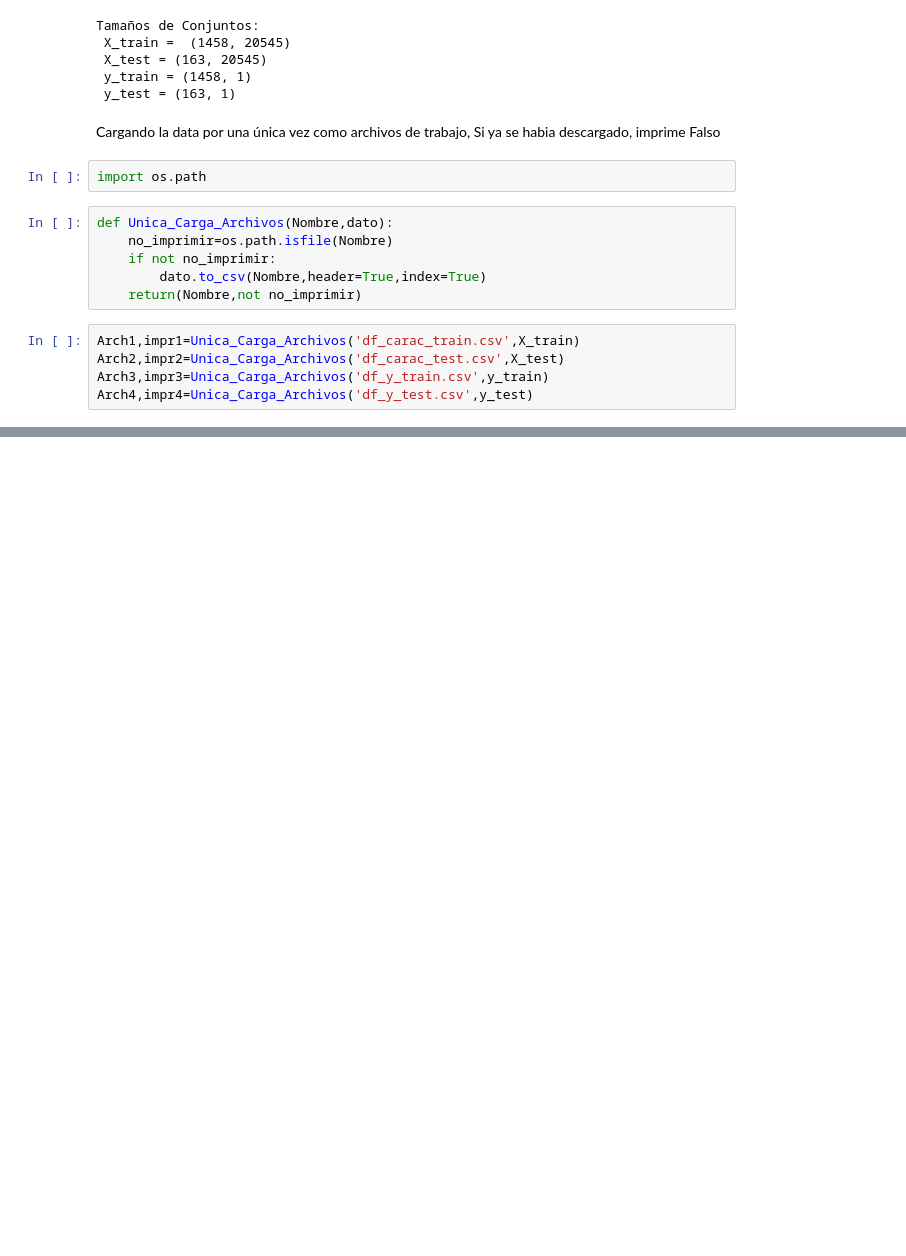
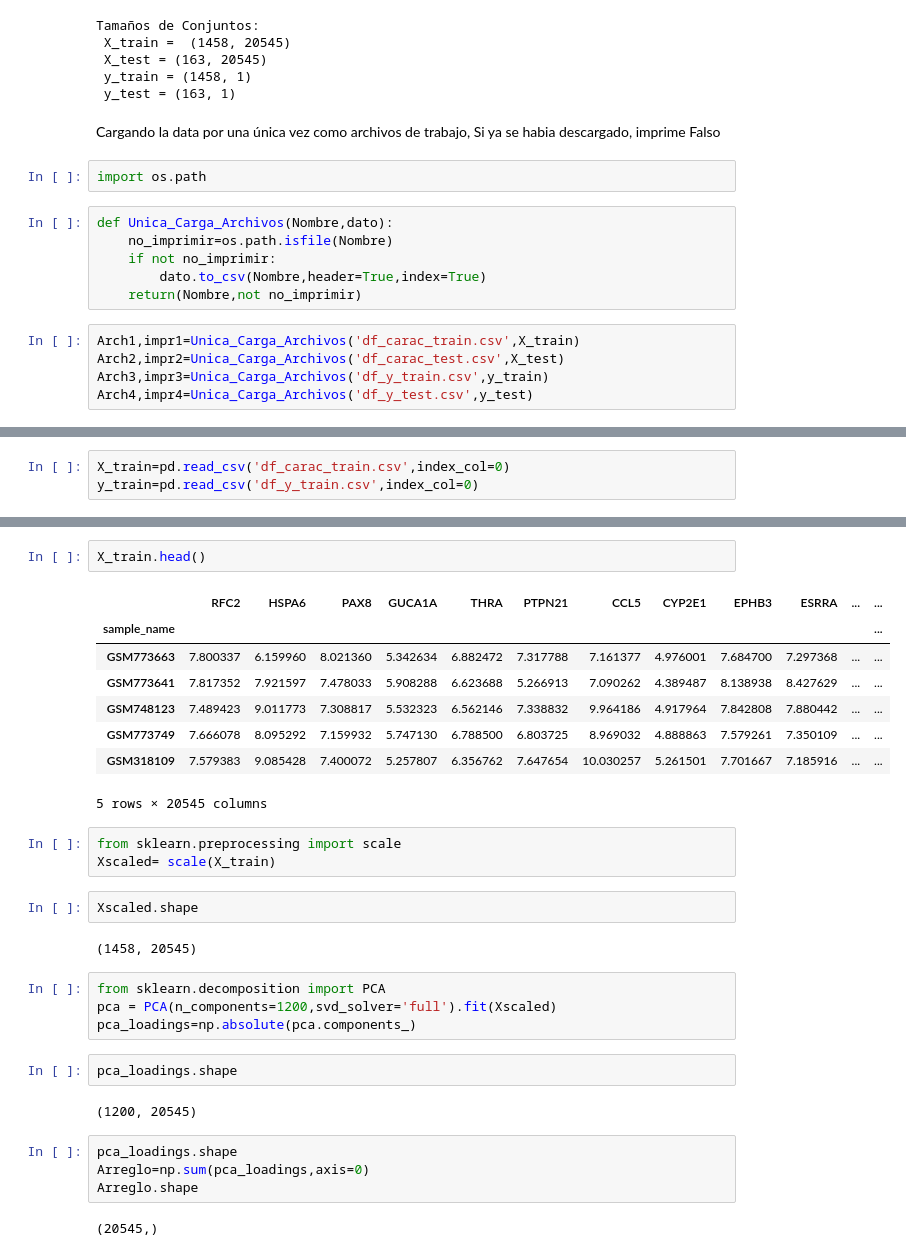
Before and after one commit to Jantunev/ProyectoML, a Jupyter notebook: 1_OrdenarData.ipynb, the cells around one changed output, grey strips where cells are left out. Drawn from its saved outputs; the diff is of its cells as text; blank space fills up the shorter version.

```diff
--- a/1_OrdenarData.ipynb
+++ b/1_OrdenarData.ipynb
@@ -280,0 +295,3 @@ Evaluación Inicial
+# %%
+X_train=pd.read_csv('df_carac_train.csv',index_col=0)
+y_train=pd.read_csv('df_y_train.csv',index_col=0)
@@ -280,0 +308,32 @@ Evaluación Inicial
+# %%
+X_train.head()
+# %% [output]
+|  | RFC2 | HSPA6 | PAX8 | GUCA1A | THRA | PTPN21 | CCL5 | CYP2E1 | EPHB3 | ESRRA | ... | ... |
+| sample_name |  |  |  |  |  |  |  |  |  |  |  | ... |
+| GSM773663 | 7.800337 | 6.159960 | 8.021360 | 5.342634 | 6.882472 | 7.317788 | 7.161377 | 4.976001 | 7.684700 | 7.297368 | ... | ... |
+| GSM773641 | 7.817352 | 7.921597 | 7.478033 | 5.908288 | 6.623688 | 5.266913 | 7.090262 | 4.389487 | 8.138938 | 8.427629 | ... | ... |
+| GSM748123 | 7.489423 | 9.011773 | 7.308817 | 5.532323 | 6.562146 | 7.338832 | 9.964186 | 4.917964 | 7.842808 | 7.880442 | ... | ... |
+| GSM773749 | 7.666078 | 8.095292 | 7.159932 | 5.747130 | 6.788500 | 6.803725 | 8.969032 | 4.888863 | 7.579261 | 7.350109 | ... | ... |
+| GSM318109 | 7.579383 | 9.085428 | 7.400072 | 5.257807 | 6.356762 | 7.647654 | 10.030257 | 5.261501 | 7.701667 | 7.185916 | ... | ... |
+5 rows × 20545 columns
+# %%
+from sklearn.preprocessing import scale
+Xscaled= scale(X_train)
+# %%
+Xscaled.shape
+# %% [output]
+(1458, 20545)
+# %%
+from sklearn.decomposition import PCA
+pca = PCA(n_components=1200,svd_solver='full').fit(Xscaled)
+pca_loadings=np.absolute(pca.components_)
+# %%
+pca_loadings.shape
+# %% [output]
+(1200, 20545)
+# %%
+pca_loadings.shape
+Arreglo=np.sum(pca_loadings,axis=0)
+Arreglo.shape
+# %% [output]
+(20545,)
```
Also changed, not shown: parts of 19 cells of this notebook.
